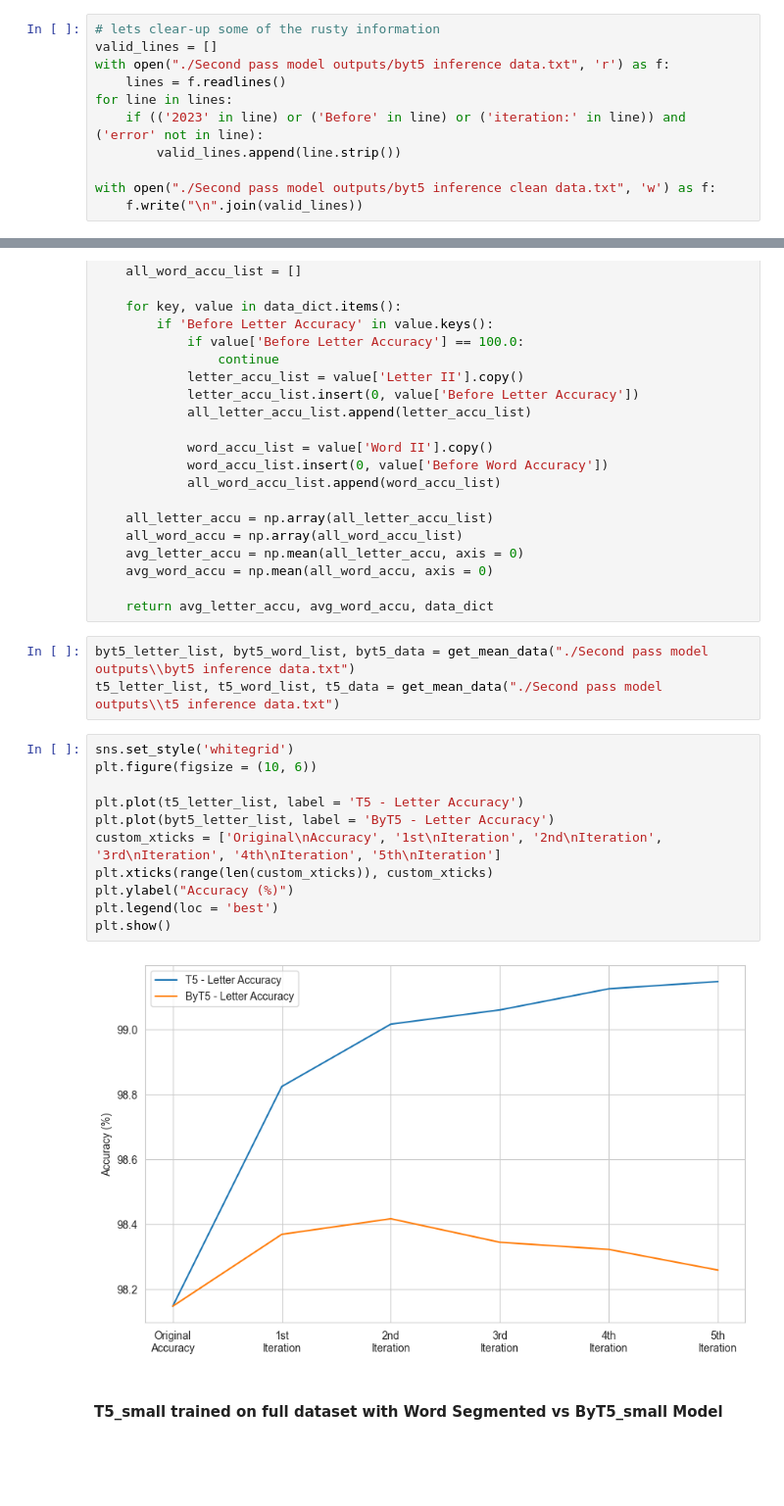
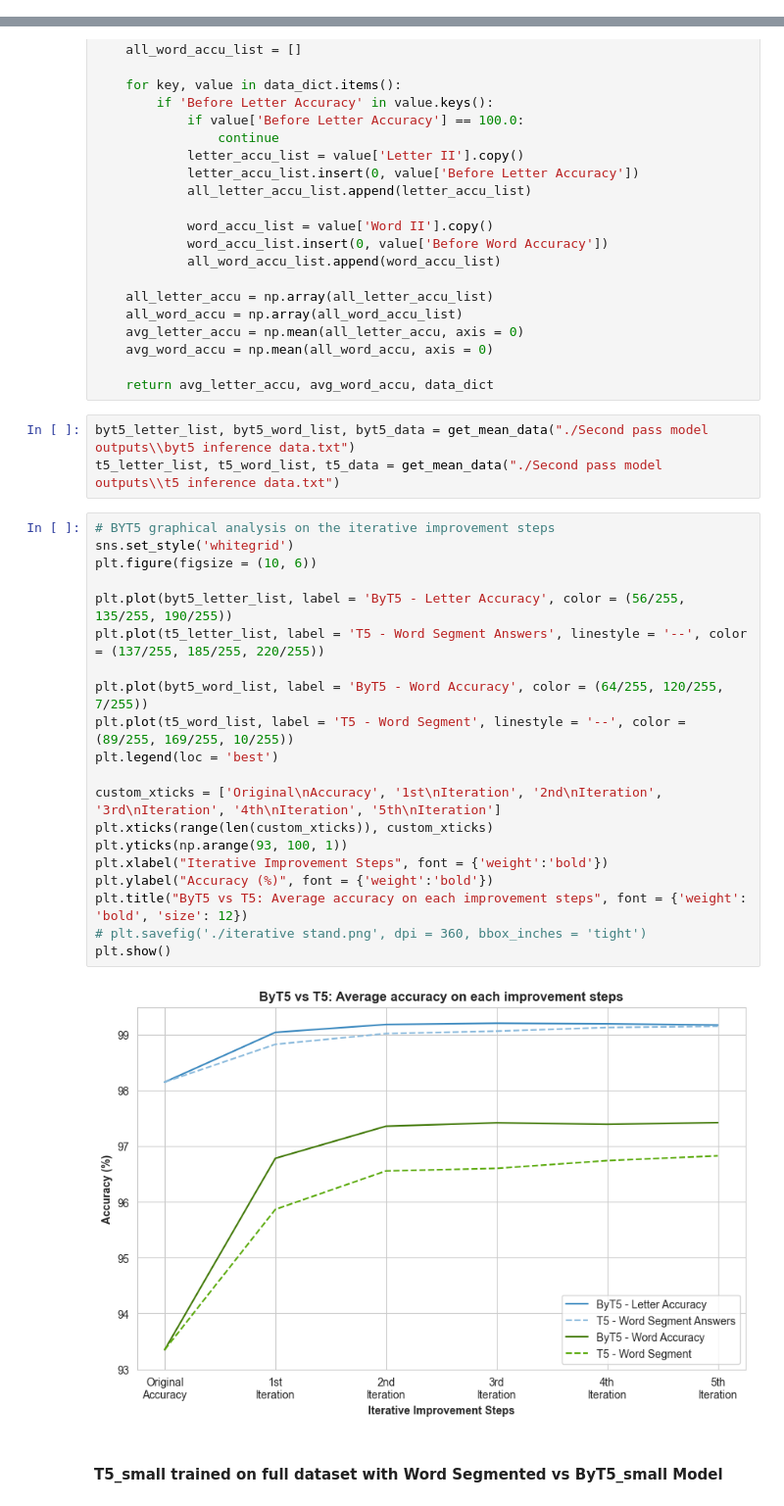
Before and after one commit to kaledai069/Crossword-Solver, a Jupyter notebook: Result and Analysis Section/Second pass model output graphical analysis.ipynb, the cells around one changed output, grey strips where cells are left out. Shown at 98% size. Cells and saved outputs as stored; diff of their text form; blank space fills up the shorter version.

```diff
--- a/Result and Analysis Section/Second pass model output graphical analysis.ipynb
+++ b/Result and Analysis Section/Second pass model output graphical analysis.ipynb
@@ -9,17 +9,6 @@ import seaborn as sns
 from pprint import pprint
 # %%
 # os.chdir(r"C:\Users\parzi\OneDrive - Tribhuvan University\Desktop\Major Project\CODE\BCS Code\BCS-ALL-Code\Crossword Solver")
-# %%
-# lets clear-up some of the rusty information
-valid_lines = []
-with open("./Second pass model outputs/byt5 inference data.txt", 'r') as f:
-    lines = f.readlines()
-for line in lines:
-    if (('2023' in line) or ('Before' in line) or ('iteration:' in line)) and ('error' not in line):
-        valid_lines.append(line.strip())
-
-with open("./Second pass model outputs/byt5 inference clean data.txt", 'w') as f:
-    f.write("\n".join(valid_lines))
 # %%
 glob.glob('./Second pass model outputs/*.txt')
 # %% [output]
@@ -129,22 +119,31 @@ def get_mean_data(F_NAME):
     avg_word_accu = np.mean(all_word_accu, axis = 0)
 
     return avg_letter_accu, avg_word_accu, data_dict
-# %%
-byt5_letter_list, byt5_word_list, byt5_data = get_mean_data("./Second pass model outputs\\byt5 inference data.txt")
-t5_letter_list, t5_word_list, t5_data = get_mean_data("./Second pass model outputs\\t5 inference data.txt")
-# %%
-sns.set_style('whitegrid')
-plt.figure(figsize = (10, 6))
-
-plt.plot(t5_letter_list, label = 'T5 - Letter Accuracy')
-plt.plot(byt5_letter_list, label = 'ByT5 - Letter Accuracy')
-custom_xticks = ['Original\nAccuracy', '1st\nIteration', '2nd\nIteration', '3rd\nIteration', '4th\nIteration', '5th\nIteration']
-plt.xticks(range(len(custom_xticks)), custom_xticks)
-plt.ylabel("Accuracy (%)")
-plt.legend(loc = 'best')
-plt.show()
-# %% [output]
-[figure, removed]
+# %%
+byt5_letter_list, byt5_word_list, byt5_data = get_mean_data("./Second pass model outputs\\byt5 inference data.txt")
+t5_letter_list, t5_word_list, t5_data = get_mean_data("./Second pass model outputs\\t5 inference data.txt")
+# %%
+# BYT5 graphical analysis on the iterative improvement steps
+sns.set_style('whitegrid')
+plt.figure(figsize = (10, 6))
+
+plt.plot(byt5_letter_list, label = 'ByT5 - Letter Accuracy', color = (56/255, 135/255, 190/255))
+plt.plot(t5_letter_list, label = 'T5 - Word Segment Answers', linestyle = '--', color = (137/255, 185/255, 220/255))
+
+plt.plot(byt5_word_list, label = 'ByT5 - Word Accuracy', color = (64/255, 120/255, 7/255))
+plt.plot(t5_word_list, label = 'T5 - Word Segment', linestyle = '--', color = (89/255, 169/255, 10/255))
+plt.legend(loc = 'best')
+
+custom_xticks = ['Original\nAccuracy', '1st\nIteration', '2nd\nIteration', '3rd\nIteration', '4th\nIteration', '5th\nIteration']
+plt.xticks(range(len(custom_xticks)), custom_xticks)
+plt.yticks(np.arange(93, 100, 1))
+plt.xlabel("Iterative Improvement Steps", font = {'weight':'bold'})
+plt.ylabel("Accuracy (%)", font = {'weight':'bold'})
+plt.title("ByT5 vs T5: Average accuracy on each improvement steps", font = {'weight': 'bold', 'size': 12})
+# plt.savefig('./iterative stand.png', dpi = 360, bbox_inches = 'tight')
+plt.show()
+# %% [output]
+[figure, added]
 # %% [markdown]
 #### T5_small trained on full dataset with Word Segmented vs ByT5_small Model
 # %%
```
Also changed, not shown: parts of 1 cell of this notebook, 5 other files.
